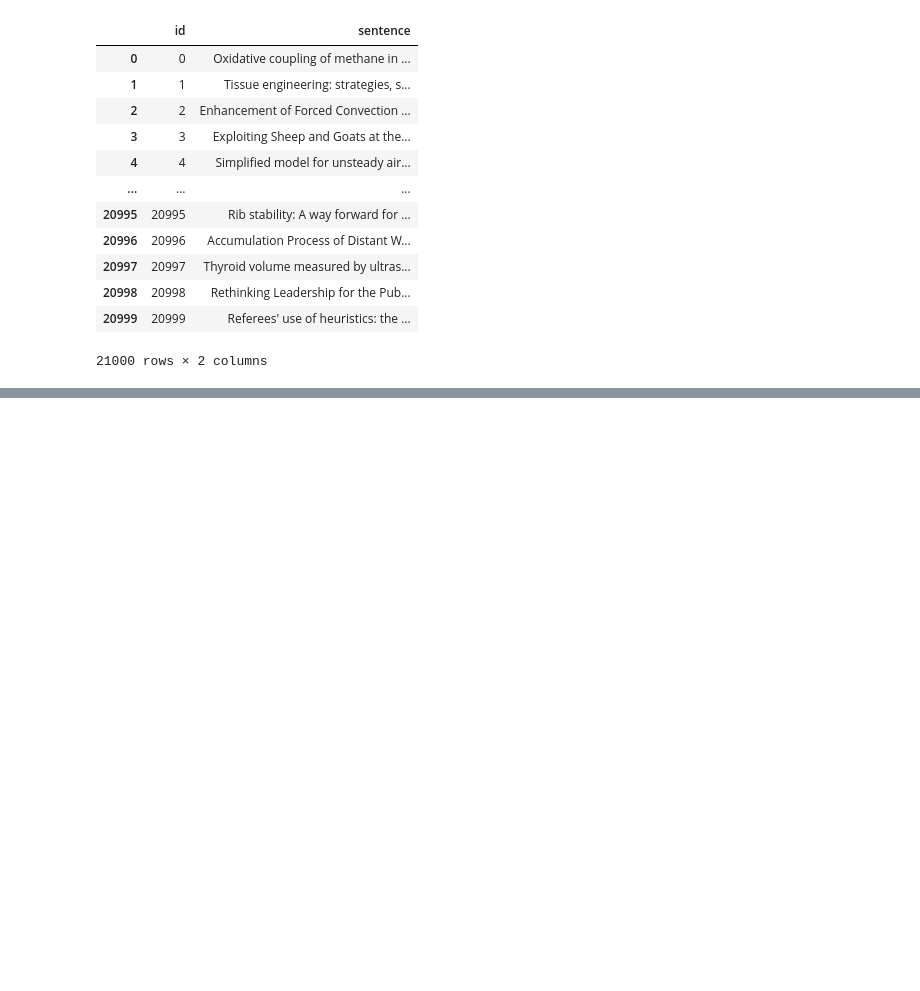
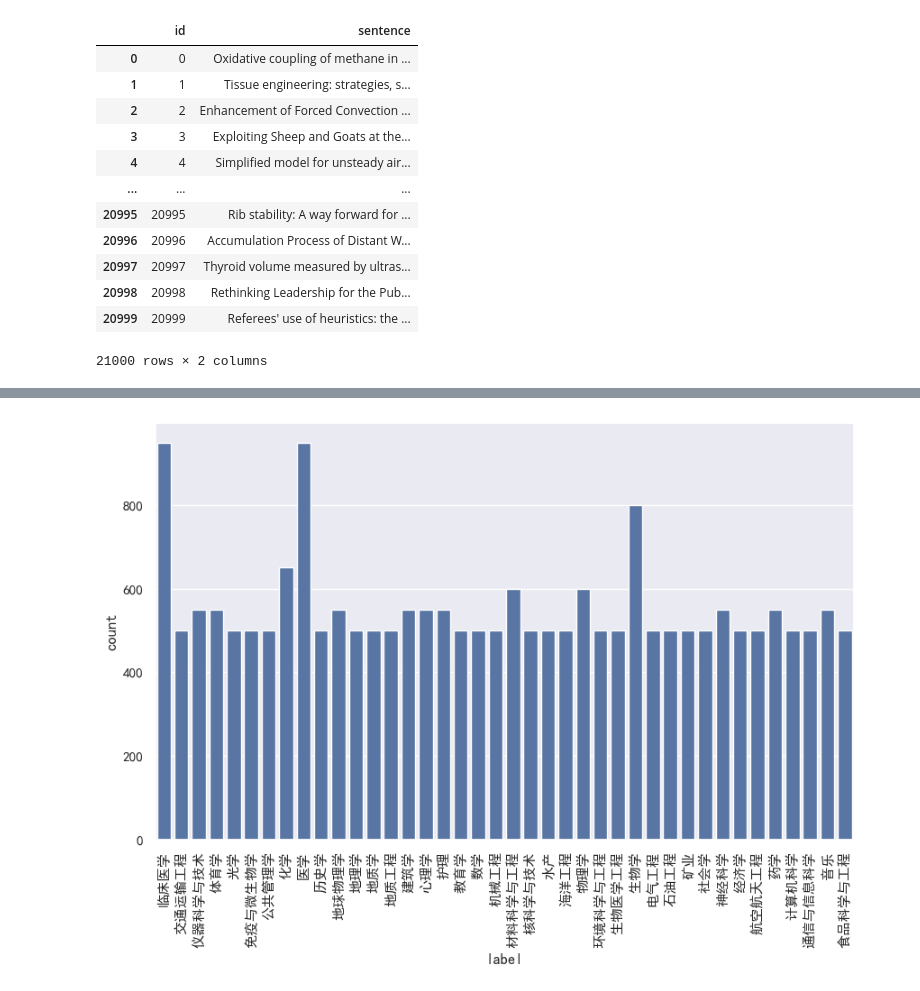
Before and after one commit to Baymax104/ysu-ai-training, a Jupyter notebook: 2-NLP/04_easy/src/preprocessing.ipynb, the cells around one changed output, grey strips where cells are left out. Saved outputs shown, nothing was run; the diff lists cells and outputs as text; code cells hidden in the pictures; blank space fills up the shorter version.

```diff
--- a/2-NLP/04_easy/src/preprocessing.ipynb
+++ b/2-NLP/04_easy/src/preprocessing.ipynb
@@ -65,0 +80,3 @@ data_df.to_csv(os.path.join(params.DATA_DIR, 'data.csv'), index=False)
+# %%
+data_df = pd.read_csv(os.path.join(params.DATA_DIR, 'data.csv'))
+label = np.load(os.path.join(params.DATA_DIR, 'label.npy'))
@@ -65,0 +119,5 @@ data_df.to_csv(os.path.join(params.DATA_DIR, 'data.csv'), index=False)
+# %%
+label_df = pd.DataFrame(label, columns=binarizer.classes_)
+# %%
+label_distribution = label_df.sum(axis=0).reset_index()
+label_distribution.columns = ['label', 'count']
@@ -65,0 +144,12 @@ data_df.to_csv(os.path.join(params.DATA_DIR, 'data.csv'), index=False)
+# %%
+rc = {
+    'font.sans-serif': 'SimHei',
+    'axes.unicode_minus': False,
+}
+plt.figure(figsize=(10, 6), dpi=100)
+sns.set(rc=rc)
+sns.barplot(x=label_distribution['label'], y=label_distribution['count'])
+plt.xticks(rotation=90)
+plt.show()
+# %% [output]
+[figure, added]
```
Also changed, not shown: parts of 7 cells of this notebook, 13 other files.
